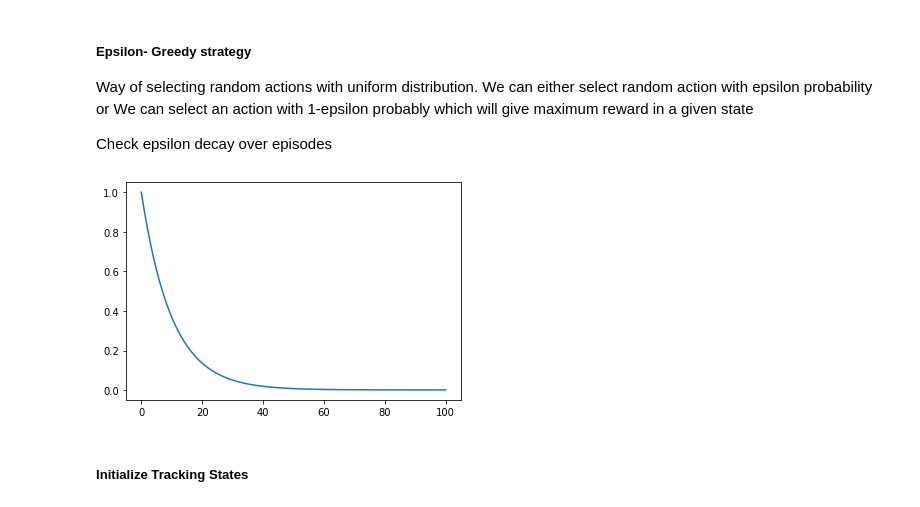
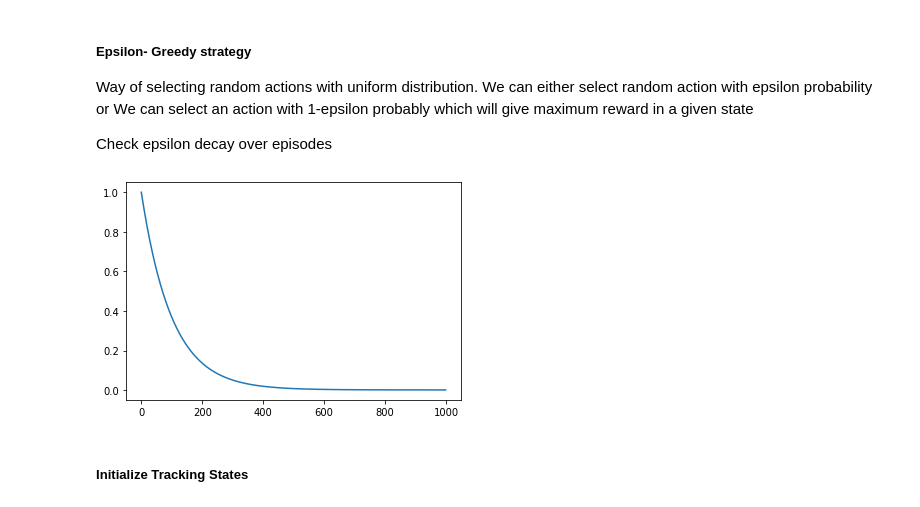
Before and after one commit to rramchan12/DeepRL-Scheduler-For-Taxi-Scheduling-Problem, a Jupyter notebook: DQN_Agent_Arch1.ipynb, the cells around one changed output. Drawn from its saved outputs; the diff is of its cells as text; code cells hidden in the pictures.

```diff
--- a/DQN_Agent_Arch1.ipynb
+++ b/DQN_Agent_Arch1.ipynb
@@ -188,19 +174,19 @@ Check epsilon decay over episodes
 # %%
 max_epsilon = 1.0
 min_epsilon = 0.001
-decay_rate = -0.1
-#decay_rate = -0.009
-time_tic = np.arange(0,101)
+#decay_rate = -0.1
+decay_rate = -0.01
+time_tic = np.arange(0,1000)
 epsilon = []
 
 #Number of episodes for training
-for i in range(0,101):
+for i in time_tic:
      epsilon.append(min_epsilon + (max_epsilon - min_epsilon) * np.exp(decay_rate*i))
 
 plt.plot(time_tic, epsilon)
 plt.show()
 # %% [output]
-[figure, old version]
+[figure, new version]
 # %% [markdown]
 
 ##### Initialize Tracking States
```
Also changed, not shown: parts of 20 cells of this notebook.
